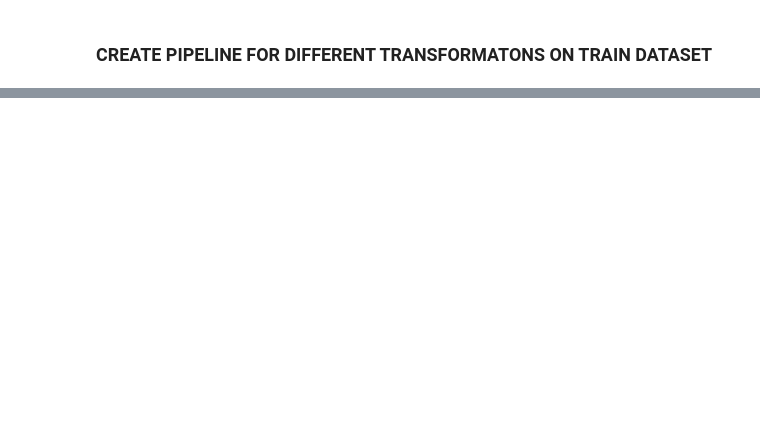
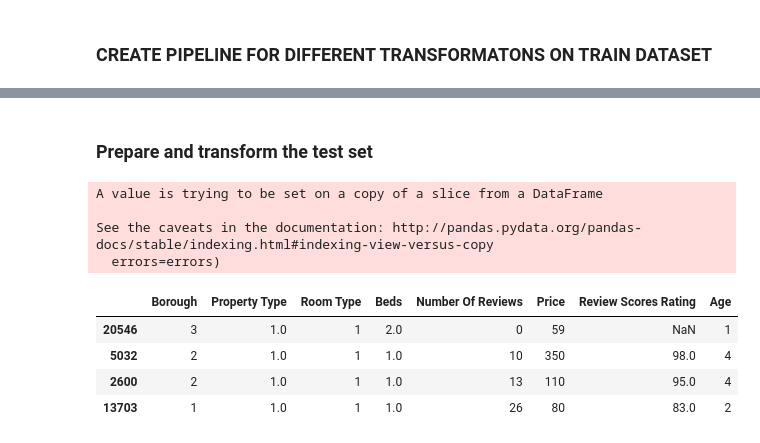
Before and after one commit to fhuadeen/TOW-Airbnb-DM, a Jupyter notebook: TOW Airbnb Data.ipynb, the cells around one changed output, grey strips where cells are left out. Cells and saved outputs as stored; diff of their text form; code cells hidden in the pictures; blank space fills up the shorter version.

```diff
--- a/TOW Airbnb Data.ipynb
+++ b/TOW Airbnb Data.ipynb
@@ -521,33 +758,34 @@ housing_extra_attribs = attr_adder.transform(housing.values)
+# %% [markdown]
+### Prepare and transform the test set
 # %%
-# assign column index
-host_in, hostsince_in, name_in, borough_in, property_in, reviewbin_in, room_in, zip_in, beds_in, records_in, review_in, price_in, rating_in = range(0, 13, 1)
+# Create Age variable from Host Since
+Test['Age'] = Test['Host Since'].map(lambda x: x.year) # create variable with age and populate with year of Host Since
+Test['Age'].fillna(Test['Age'].mode()[0], inplace=True) # fill up missing values with mode if any
+Test['Age'] = Test['Age'].fillna(0.0).astype(int) # convert values to integers
+Test['Age'] = 2015 - Test['Age']
 
-class TidyData(BaseEstimator, TransformerMixin):
-    def __init__(self, age_missing_values = True): # for hyperparameter if age has missing values
-        self.age_missing_values = age_missing_values
-    def fit(self, X, y=None):
-        return self  # nothing else to do
-    def transform(self, X):
-        import pandas
-        import numpy
-        # to derive age variable from host since variable
-        Age = X.iloc[:, hostsince_in].map(lambda x: x.year) # create the variable
-        if self.age_missing_values:
-            Age.fillna(Age.mode()[0], inplace=True) # fill missing values, if any, with the mode value
-        Age.fillna(0.0).astype(int) # convert values to integers
-        2015 - Age # convert year to number of years (age)
-        # to reduce unique values of Property Type and Room Type variables
-        X.iloc[:, property_in].replace({'Condominium' : 'House', 'Townhouse' : 'House', 'Villa' : 'House', 'Bungalow' : 'House', 'Chalet' : 'House', 'Castle' : 'House',
+# Reduce/merge categories of Property Type and Room Type
+Test['Property Type'].replace({'Condominium' : 'House', 'Townhouse' : 'House', 'Villa' : 'House', 'Bungalow' : 'House', 'Chalet' : 'House', 'Castle' : 'House',
                                                'Dorm' : 'Mini_house', 'Camper/RV' : 'Mini_house', 'Treehouse' : 'Mini_house', 'Tent' : 'Mini_house', 'Hut' : 'Mini_house', 'Lighthouse' : 'Mini_house',
                                                'Bed' : 'Apartment', 'Bed & Breakfast' : 'Apartment', 'Other' : 'Apartment', 'Loft': 'Apartment',
-                                               'Boat' : 'Conveyance', 'Cabin' : 'Conveyance'}, inplace=True) # for Property Type
-        X.iloc[:, room_in].replace({'Entire home/apt' : 'Private room'}, inplace=True) # for Room Type
-        # Label encode all categorical variables to prepare for estimating missing values
-        X.iloc[:, borough_in].replace({'Brooklyn' : 1, 'Manhattan' : 2, 'Queens' : 3, 'Bronx' : 4, 'Staten Island' : 5}, inplace=True)
-        X.iloc[:, room_in].replace({'Private room' : 1, 'Shared room' : 2}, inplace=True)
-        X.iloc[:, property_in].replace({'Apartment' : 1, 'House' : 2, 'Mini_house' : 3, 'Conveyance' : 4}, inplace=True)
-        # Drop irrelevant features
-        X.drop([host_in, hostsince_in, name_in, reviewbin_in, zip_in, records_in], axis=1, inplace=True)
+                                               'Boat' : 'Conveyance', 'Cabin' : 'Conveyance'}, inplace=True)
+Test['Room Type'].replace({'Entire home/apt' : 'Private room'}, inplace=True)
 
-        # return all variables as numpy array
-        return np.c_[X, Age]
+# Replace categories in Borough, Property Type and Room Type with numbers
+Test['Borough'].replace({'Brooklyn' : 1, 'Manhattan' : 2, 'Queens' : 3, 'Bronx' : 4, 'Staten Island' : 5}, inplace=True)
+Test['Room Type'].replace({'Private room' : 1, 'Shared room' : 2}, inplace=True)
+Test['Property Type'].replace({'Apartment' : 1, 'House' : 2, 'Mini_house' : 3, 'Conveyance' : 4}, inplace=True)
+
+# Drop irrelevant variables - 'Host Id', 'Host Since', 'Name', 'Review Scores Rating (bin)', 'Zipcode', 'Number of Records'
+Test.drop(['Host Id', 'Host Since', 'Name', 'Review Scores Rating (bin)', 'Zipcode', 'Number of Records'], axis=1, inplace=True)
+Test.head(4)
+# %% [output]
+A value is trying to be set on a copy of a slice from a DataFrame
+
+See the caveats in the documentation: http://pandas.pydata.org/pandas-docs/stable/indexing.html#indexing-view-versus-copy
+  errors=errors)
+|  | Borough | Property Type | Room Type | Beds | Number Of Reviews | Price | Review Scores Rating | Age |
+| 20546 | 3 | 1.0 | 1 | 2.0 | 0 | 59 | NaN | 1 |
+| 5032 | 2 | 1.0 | 1 | 1.0 | 10 | 350 | 98.0 | 4 |
+| 2600 | 2 | 1.0 | 1 | 1.0 | 13 | 110 | 95.0 | 4 |
+| 13703 | 1 | 1.0 | 1 | 1.0 | 26 | 80 | 83.0 | 2 |
```
Also changed, not shown: parts of 39 cells of this notebook, 1 other file.
